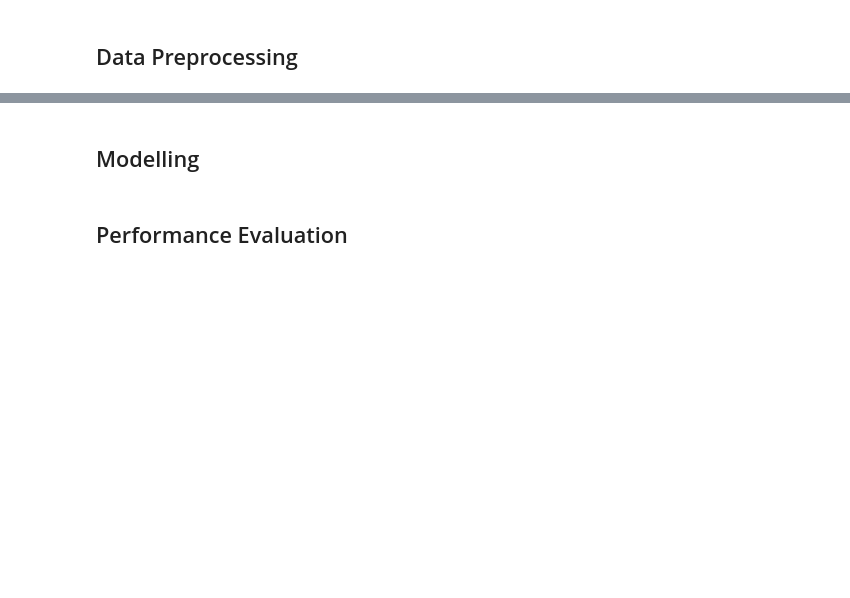
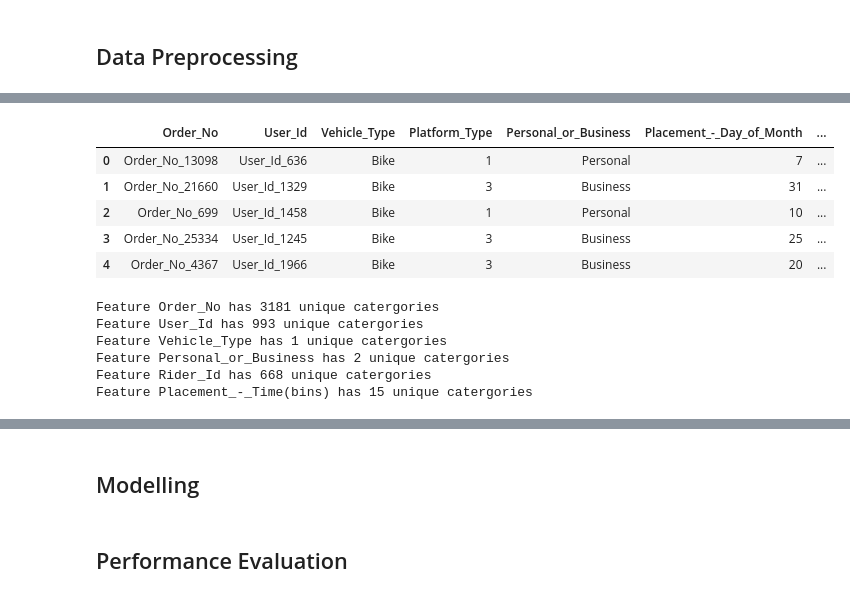
Before and after one commit to Nyandala/Supervised-Learning-Regression-Predict, a Jupyter notebook: Team_19_JHB_TeamName.ipynb, the cells around one changed output, grey strips where cells are left out. Saved outputs shown, nothing was run; the diff lists cells and outputs as text; code cells hidden in the pictures; blank space fills up the shorter version.

```diff
--- a/Team_19_JHB_TeamName.ipynb
+++ b/Team_19_JHB_TeamName.ipynb
@@ -305,0 +592,22 @@ plt.show()
+# %%
+#Function to calculate number of time in seconds (from midnight)
+def time_in_seconds_test(column):
+    test_data[column] = pd.to_datetime(test_data[column])
+    return (test_data[column] - pd.to_datetime(pd.to_datetime('today').date())).astype('timedelta64[s]')
+# %%
+test_data.columns = [col.replace(" ","_") for col in test_data.columns]
+# %%
+#Converting time in train dataset
+test_data['Placement_-_Time'] = time_in_seconds_test('Placement_-_Time')
+test_data['Confirmation_-_Time'] = time_in_seconds_test('Confirmation_-_Time')
+test_data['Pickup_-_Time'] = time_in_seconds_test('Pickup_-_Time')
+test_data['Arrival_at_Pickup_-_Time'] = time_in_seconds_test('Arrival_at_Pickup_-_Time')
+# %%
+test_data.head()
+# %% [output]
+|  | Order_No | User_Id | Vehicle_Type | Platform_Type | Personal_or_Business | Placement_-_Day_of_Month | ... |
+| 0 | Order_No_13098 | User_Id_636 | Bike | 1 | Personal | 7 | ... |
+| 1 | Order_No_21660 | User_Id_1329 | Bike | 3 | Business | 31 | ... |
+| 2 | Order_No_699 | User_Id_1458 | Bike | 1 | Personal | 10 | ... |
+| 3 | Order_No_25334 | User_Id_1245 | Bike | 3 | Business | 25 | ... |
+| 4 | Order_No_4367 | User_Id_1966 | Bike | 3 | Business | 20 | ... |
@@ -305,0 +620,13 @@ plt.show()
+# %%
+#checking how many unique items we have in each column of indepedent variables
+for col_name in test_data.columns:
+    if test_data[col_name].dtypes=='object':
+        unique_out = len(test_data[col_name].unique())
+        print(f"Feature {col_name} has {unique_out} unique catergories")
+# %% [output]
+Feature Order_No has 3181 unique catergories
+Feature User_Id has 993 unique catergories
+Feature Vehicle_Type has 1 unique catergories
+Feature Personal_or_Business has 2 unique catergories
+Feature Rider_Id has 668 unique catergories
+Feature Placement_-_Time(bins) has 15 unique catergories
```
Also changed, not shown: parts of 50 cells of this notebook.
